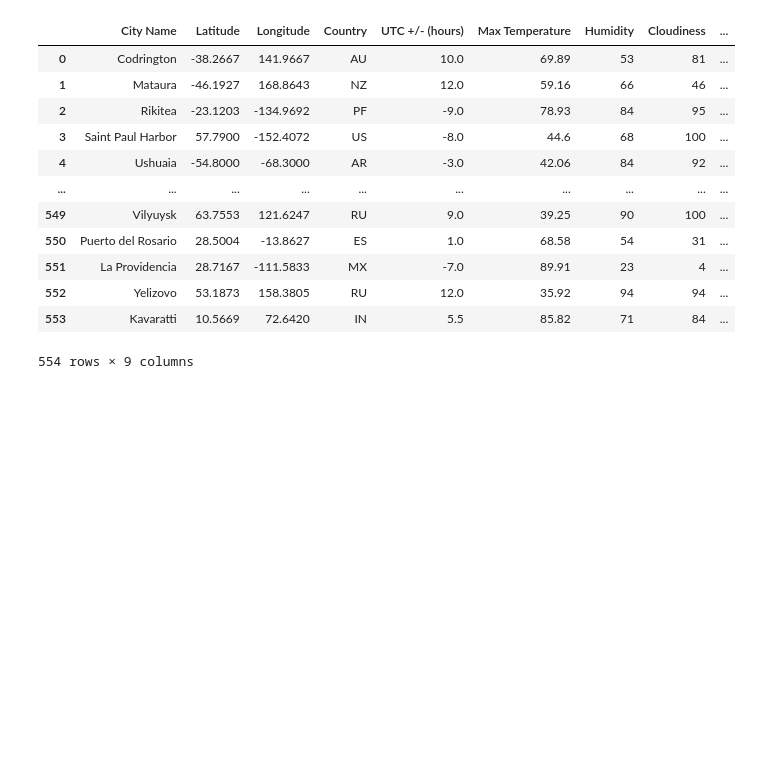
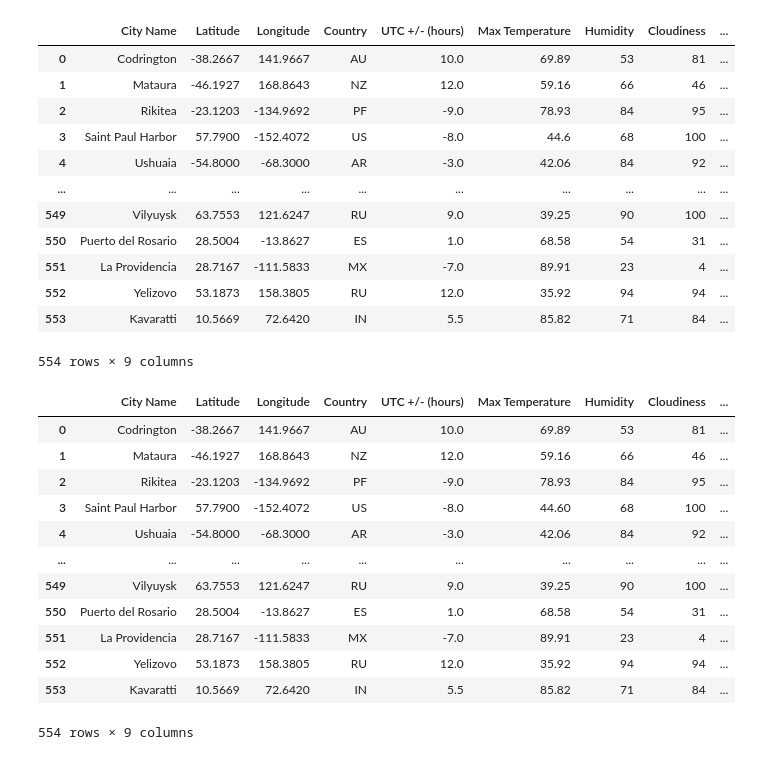
Before and after one commit to bakerv/API-Challenge, a Jupyter notebook: WeatherPy/main.ipynb, the cells around one changed output. Saved outputs shown, nothing was run; the diff lists cells and outputs as text; code cells hidden in the pictures; blank space fills up the shorter version.

```diff
--- a/WeatherPy/main.ipynb
+++ b/WeatherPy/main.ipynb
@@ -157,6 +168,24 @@ display(citydata)
 # %%
 #Save data to a csv file. This can be used to load data into memory for analysis
 citydata.to_csv(r'..\\Data\\forecast_data.csv')
+# %%
+#Import city data for analysis
+citydata = pd.read_csv(r'..\\Data\\forecast_data.csv').drop(labels="Unnamed: 0",axis=1)
+citydata
+# %% [output]
+|  | City Name | Latitude | Longitude | Country | UTC +/- (hours) | Max Temperature | Humidity | Cloudiness | ... |
+| 0 | Codrington | -38.2667 | 141.9667 | AU | 10.0 | 69.89 | 53 | 81 | ... |
+| 1 | Mataura | -46.1927 | 168.8643 | NZ | 12.0 | 59.16 | 66 | 46 | ... |
+| 2 | Rikitea | -23.1203 | -134.9692 | PF | -9.0 | 78.93 | 84 | 95 | ... |
+| 3 | Saint Paul Harbor | 57.7900 | -152.4072 | US | -8.0 | 44.60 | 68 | 100 | ... |
+| 4 | Ushuaia | -54.8000 | -68.3000 | AR | -3.0 | 42.06 | 84 | 92 | ... |
+| ... | ... | ... | ... | ... | ... | ... | ... | ... | ... |
+| 549 | Vilyuysk | 63.7553 | 121.6247 | RU | 9.0 | 39.25 | 90 | 100 | ... |
+| 550 | Puerto del Rosario | 28.5004 | -13.8627 | ES | 1.0 | 68.58 | 54 | 31 | ... |
+| 551 | La Providencia | 28.7167 | -111.5833 | MX | -7.0 | 89.91 | 23 | 4 | ... |
+| 552 | Yelizovo | 53.1873 | 158.3805 | RU | 12.0 | 35.92 | 94 | 94 | ... |
+| 553 | Kavaratti | 10.5669 | 72.6420 | IN | 5.5 | 85.82 | 71 | 84 | ... |
+554 rows × 9 columns
 # %%
 #convert data types for analysis
 citydata["Max Temperature"] = pd.to_numeric(citydata["Max Temperature"])
```
Also changed, not shown: parts of 6 cells of this notebook, 22 other files.
